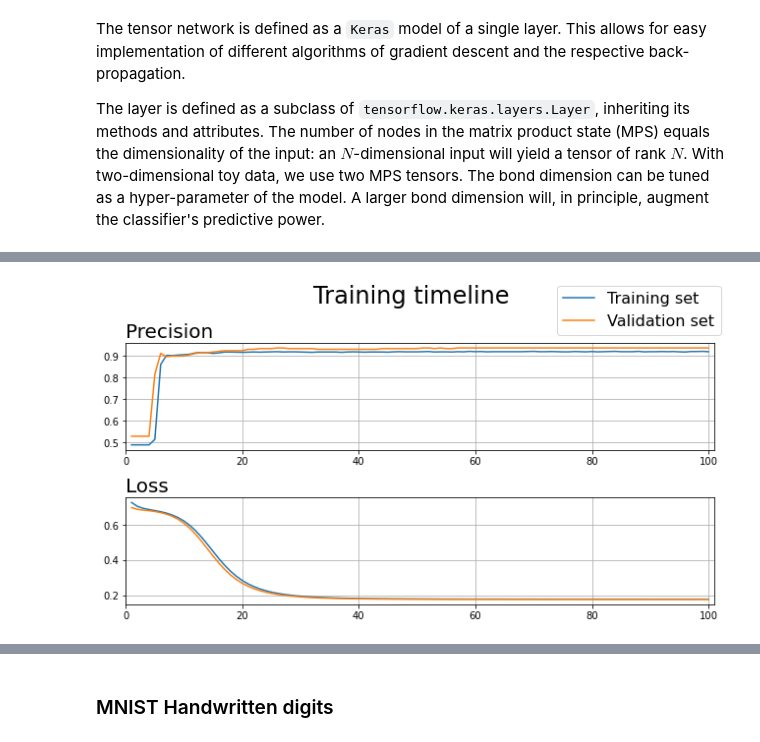
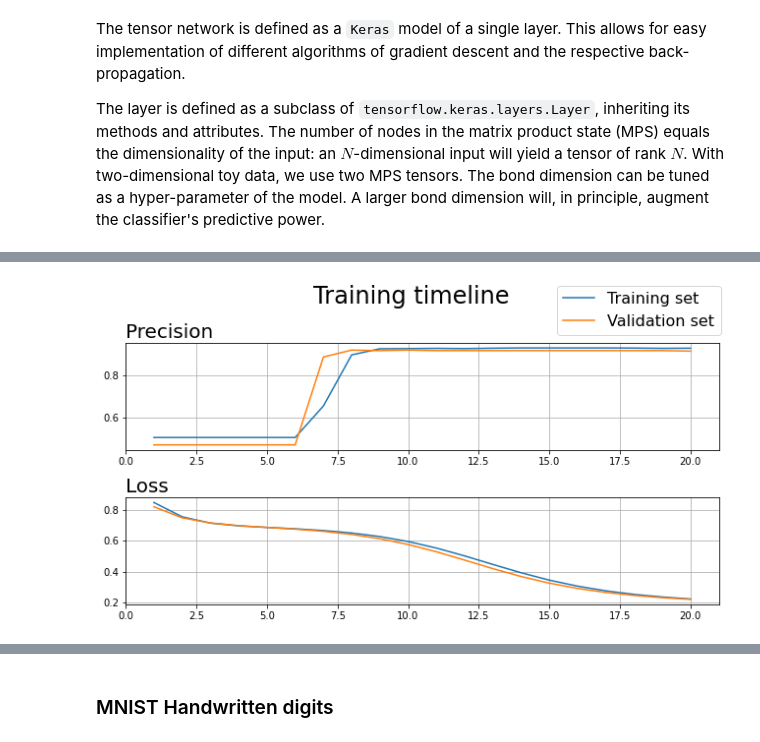
Before and after one commit to jtfreitas/QInfo_Final, a Jupyter notebook: final_nb.ipynb, the cells around one changed output, grey strips where cells are left out. Saved outputs shown, nothing was run; the diff lists cells and outputs as text; code cells hidden in the pictures.

```diff
--- a/final_nb.ipynb
+++ b/final_nb.ipynb
@@ -88,3 +94,6 @@ It can be promptly shown that this mapping will be normalized to unity for any v
 d=3
 #Feature mapping dataset
 x_ftrain, y_htrain, x_ftest, y_htest = fmap(d, x_train, x_test, labels_train, labels_test)
+
+toy_train_ds = tf.data.Dataset.from_tensor_slices((x_ftrain, y_htrain)).shuffle(100).batch(16)
+toy_test_ds = tf.data.Dataset.from_tensor_slices((x_ftest, y_htest)).shuffle(100).batch(16)
@@ -99,10 +112,11 @@ bond_dim = 5
 tnetwork = build_model(d, bond_dim, 'SGD', batch_size=None)
 
 check_point = ModelCheckpoint(filepath = os.getcwd()+'/saved_models/tn_toy.tf', verbose = 0, save_best_only = True)
+toy_history = tnetwork.fit(toy_train_ds, validation_data=toy_test_ds, epochs=20, verbose=0, shuffle=True, callbacks=[check_point])
 
-history = tnetwork.fit(x_ftrain, y_htrain, batch_size=16, validation_split=0.2, epochs=100, verbose=0, shuffle=True, callbacks=[check_point])
-
+with open(os.getcwd()+'/hists/tn_MNIST_hist.json', 'w') as f:
+    json.dump(toy_history.history, f)
 #plotting history
-history_plot = plot_loss_acc(history.history, figsize = (9, 5), tight_layout='pad')
+history_plot = plot_loss_acc(toy_history.history, figsize = (9, 5), tight_layout='pad')
 fig_dict['toy_history'] = history_plot
 # %% [output]
@@ -109,4 +124,4 @@ fig_dict['toy_history'] = history_plot
-[figure, old version]
+[figure, new version]
 # %%
 m_list = [2, 5, 11]
 d_list = [2, 4, 7]
```
Also changed, not shown: parts of 26 cells of this notebook, 1 other file.
